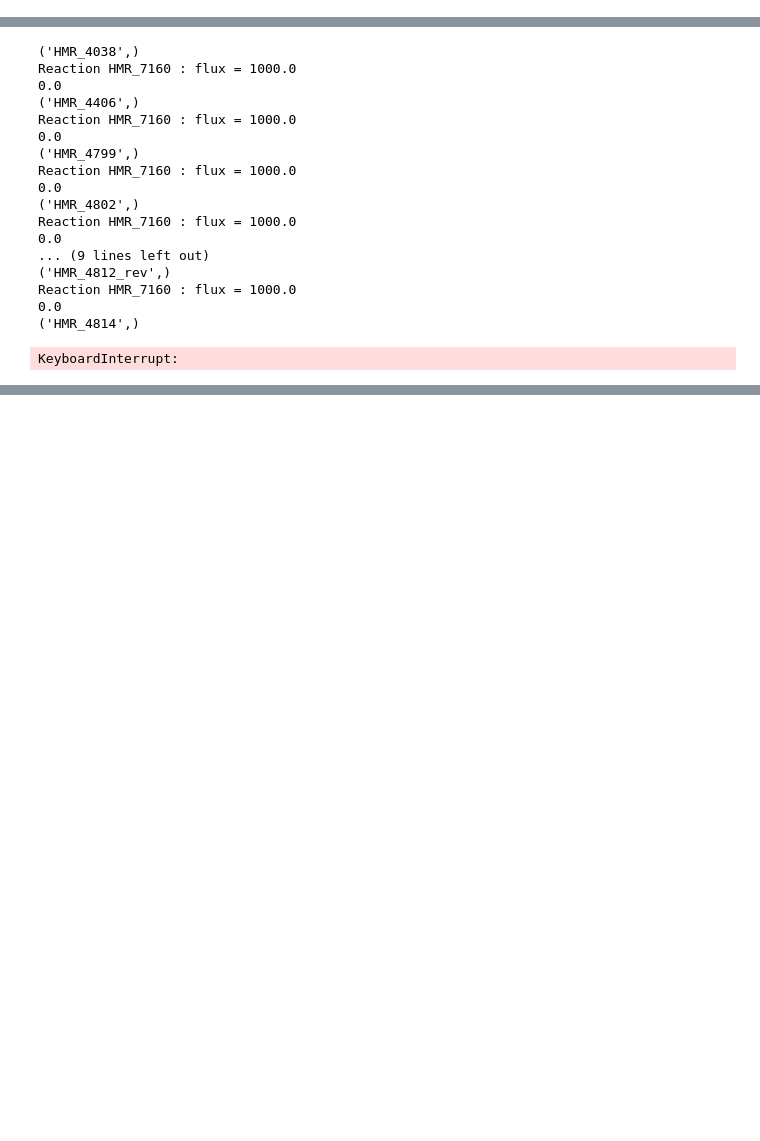
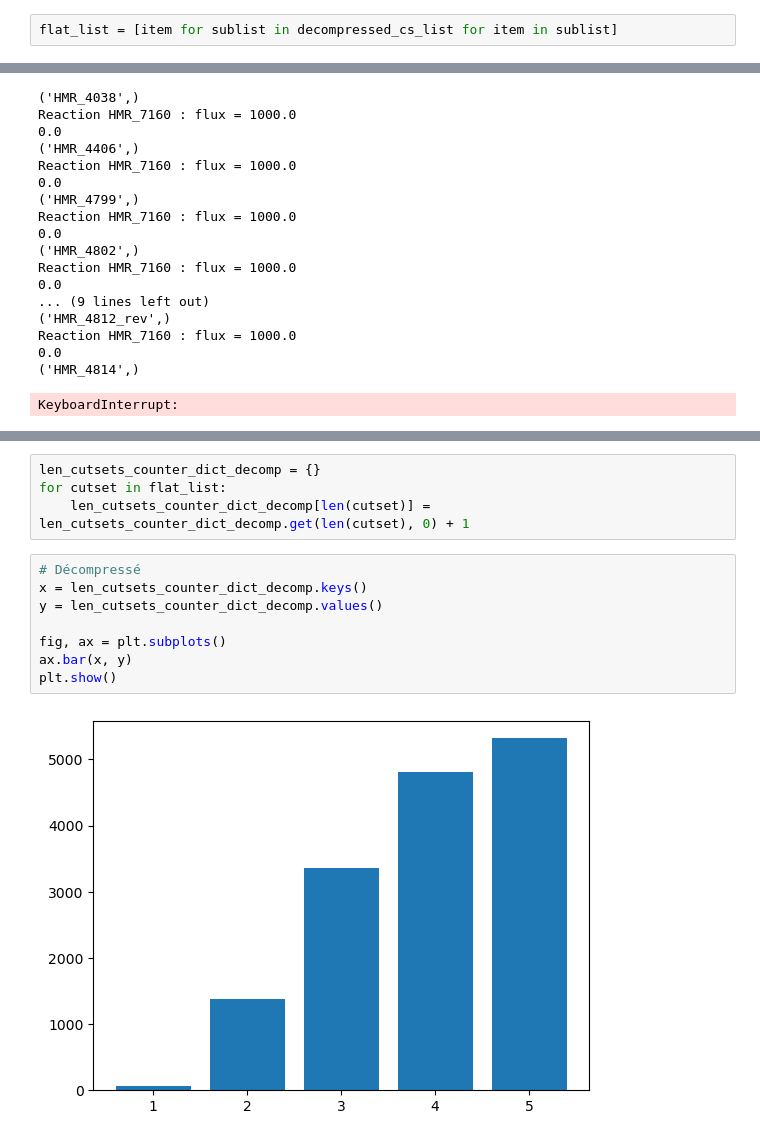
Before and after one commit to JoPkb/RBA_cutsets, a Jupyter notebook: aspmcs/code/test_cutsets.ipynb, the cells around one changed output, grey strips where cells are left out. Saved outputs shown, nothing was run; the diff lists cells and outputs as text; blank space fills up the shorter version.

```diff
--- a/aspmcs/code/test_cutsets.ipynb
+++ b/aspmcs/code/test_cutsets.ipynb
@@ -146,0 +82,2 @@ defaultdict(list,
+# %%
+flat_list = [item for sublist in decompressed_cs_list for item in sublist]
@@ -619,0 +735,14 @@ KeyboardInterrupt:
+# %%
+len_cutsets_counter_dict_decomp = {}
+for cutset in flat_list:
+    len_cutsets_counter_dict_decomp[len(cutset)] = len_cutsets_counter_dict_decomp.get(len(cutset), 0) + 1
+# %%
+# Décompressé
+x = len_cutsets_counter_dict_decomp.keys()
+y = len_cutsets_counter_dict_decomp.values()
+
+fig, ax = plt.subplots()
+ax.bar(x, y)
+plt.show()
+# %% [output]
+[figure, added]
```
Also changed, not shown: parts of 22 cells of this notebook, 1 other file.
